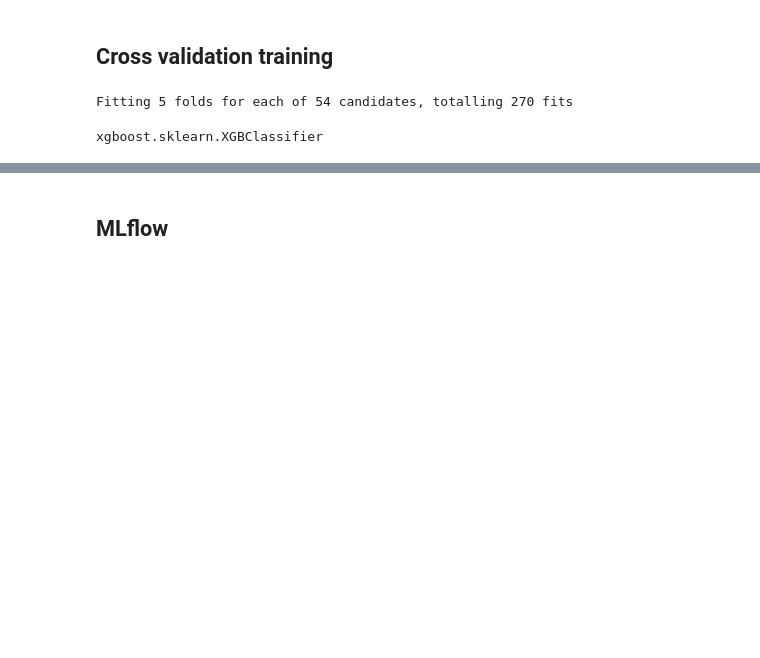
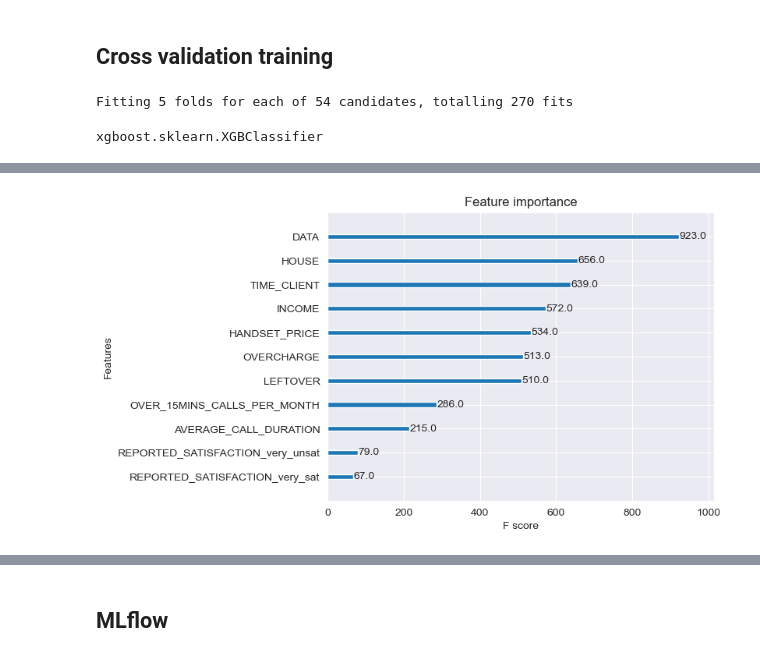
Before and after one commit to AMMISAIDFaical/ML-engineer_chrun, a Jupyter notebook: notebooks/1.0-FA-ML-Expriment.ipynb, the cells around one changed output, grey strips where cells are left out. Drawn from its saved outputs; the diff is of its cells as text; code cells hidden in the pictures; blank space fills up the shorter version.

```diff
--- a/notebooks/1.0-FA-ML-Expriment.ipynb
+++ b/notebooks/1.0-FA-ML-Expriment.ipynb
@@ -258,3 +290,11 @@ customer_ids, churn_probabilities,churn_predictions,real_churn_labels = get_resu
+# %%
+from xgboost import plot_importance
+
+# Plot feature importance
+plot_importance(best_model, importance_type='weight')
+plt.show()
+# %% [output]
+[figure, added]
 # %%
 # Determine CLIENT_TO_CONTACT based on churn label
 client_to_contact = ['YES' if label == 'LEAVE' else 'NO' for label in churn_predictions]
```
Also changed, not shown: parts of 11 cells of this notebook, 4 other files.
